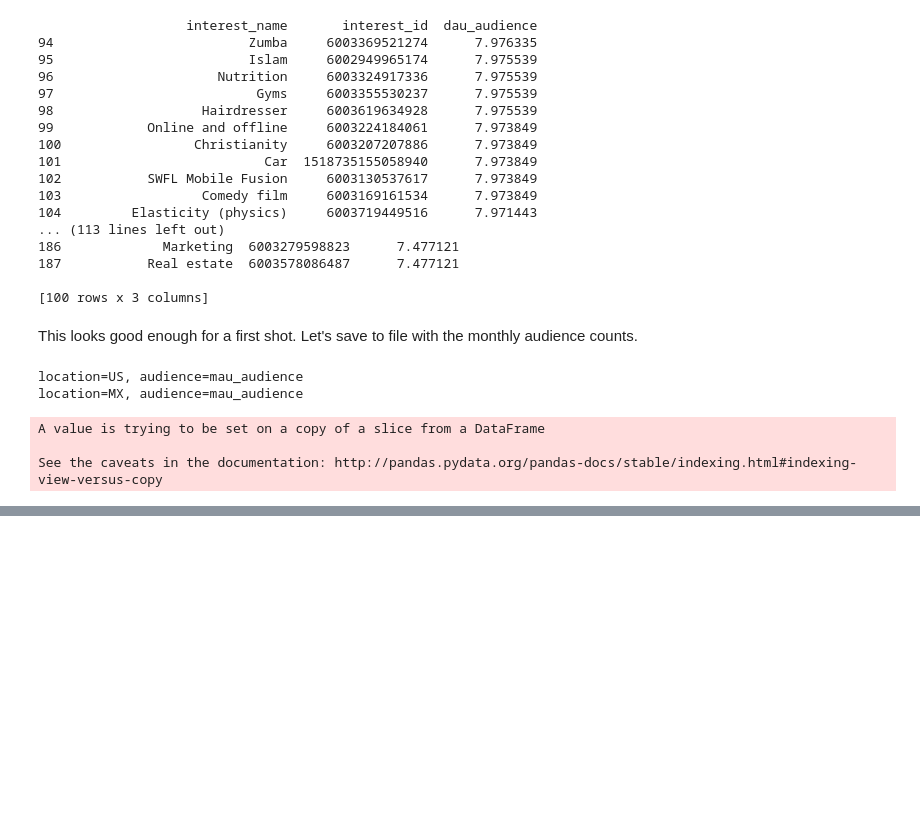
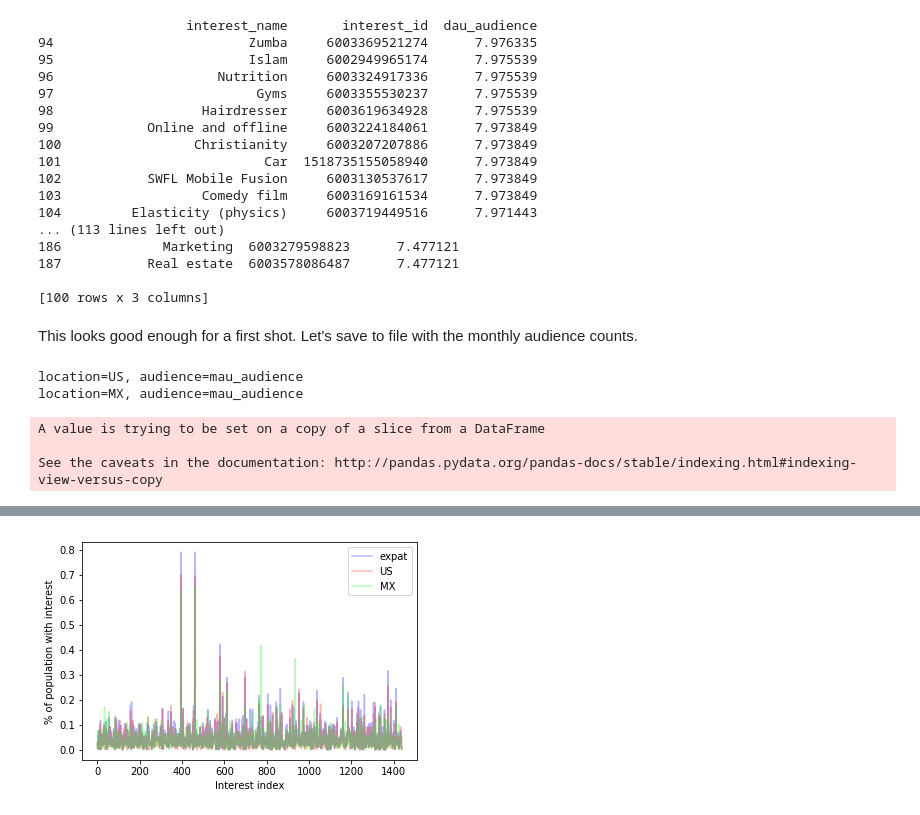
Before and after one commit to ianbstewart/immigrant_assimilation, a Jupyter notebook: src/data_processing/compare_top_interests.ipynb, the cells around one changed output, grey strips where cells are left out. Drawn from its saved outputs; the diff is of its cells as text; code cells hidden in the pictures; blank space fills up the shorter version.

Commit message:
testing basic interest comparison

```diff
--- a/src/data_processing/compare_top_interests.ipynb
+++ b/src/data_processing/compare_top_interests.ipynb
@@ -205,0 +307,13 @@ See the caveats in the documentation: http://pandas.pydata.org/pandas-docs/stabl
+# %%
+# get rid of max values
+max_US_audience = US_interests.loc[:, audience_var].max()
+max_MX_audience = MX_interests.loc[:, audience_var].max()
+min_US_audience = US_interests.loc[:, audience_var].min()
+min_MX_audience = MX_interests.loc[:, audience_var].min()
+US_interests = US_interests[(US_interests.loc[:, audience_var] < max_US_audience) &
+                            (US_interests.loc[:, audience_var] > min_US_audience)]
+MX_interests = MX_interests[(MX_interests.loc[:, audience_var] < max_MX_audience) &
+                            (MX_interests.loc[:, audience_var] > min_MX_audience)]
+# %%
+US_interests.sort_values(audience_var, inplace=True, ascending=False)
+US_interests.loc[:, ['interest_name', audience_var]].head(n=100)
@@ -205,0 +360,8 @@ See the caveats in the documentation: http://pandas.pydata.org/pandas-docs/stabl
+# %%
+interest_vars = ['interest_name', audience_var]
+expat_interest_normed = expat_interests_clean.loc[:, interest_vars]
+US_interest_normed = US_interests.loc[:, interest_vars]
+MX_interest_normed = MX_interests.loc[:, interest_vars]
+expat_interest_normed.loc[:, audience_var] = expat_interest_normed.loc[:, audience_var] / max_expat_audience
+US_interest_normed.loc[:, audience_var] = US_interest_normed.loc[:, audience_var] / max_US_audience
+MX_interest_normed.loc[:, audience_var] = MX_interest_normed.loc[:, audience_var] / max_MX_audience
@@ -205,0 +373,7 @@ See the caveats in the documentation: http://pandas.pydata.org/pandas-docs/stabl
+# %%
+combined_interests = pd.merge(expat_interest_normed.rename(columns={audience_var:'%s_expat'%(audience_var)}),
+                              US_interest_normed.rename(columns={audience_var:'%s_US'%(audience_var)}), on='interest_name')
+combined_interests = pd.merge(combined_interests,
+                              MX_interest_normed.rename(columns={audience_var:'%s_MX'%(audience_var)}), on='interest_name')
+combined_interests.sort_values('interest_name', inplace=True, ascending=True)
+combined_interests.head()
@@ -205,0 +387,12 @@ See the caveats in the documentation: http://pandas.pydata.org/pandas-docs/stabl
+# %%
+ax = plt.subplot(111)
+x = pd.np.arange(combined_interests.shape[0])
+ax.plot(x, combined_interests.loc[:, '%s_expat'%(audience_var)], label='expat', color=[0.05,0.05,0.95,0.3])
+ax.plot(x, combined_interests.loc[:, '%s_US'%(audience_var)], label='US', color=[0.95,0.05,0.05,0.3])
+ax.plot(x, combined_interests.loc[:, '%s_MX'%(audience_var)], label='MX', color=[0.05,0.95,0.05,0.3])
+ax.set_xlabel('Interest index')
+ax.set_ylabel('% of population with interest')
+ax.legend(loc='upper right')
+plt.show()
+# %% [output]
+[figure, added]
```
Also changed, not shown: parts of 21 cells of this notebook, 3 other files.
